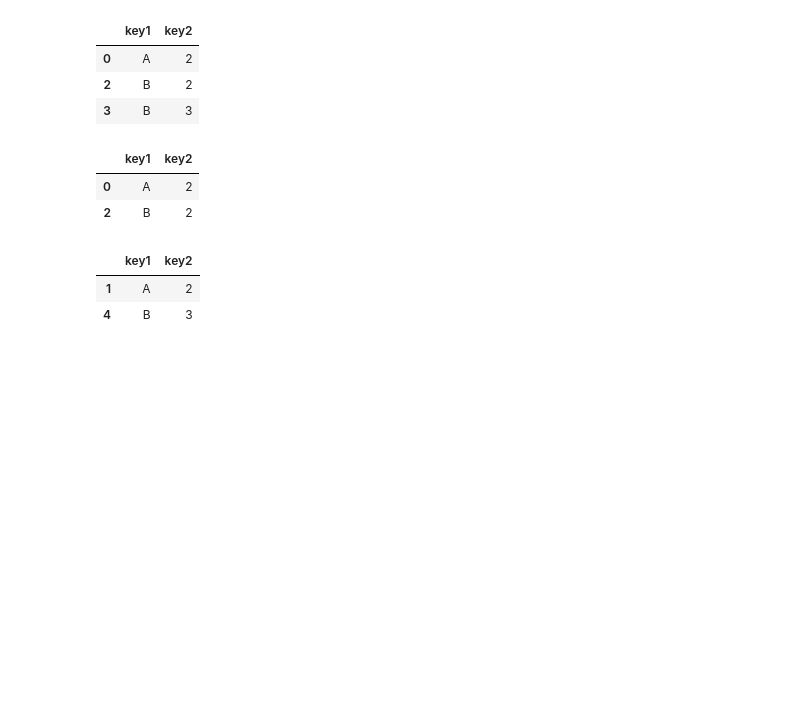
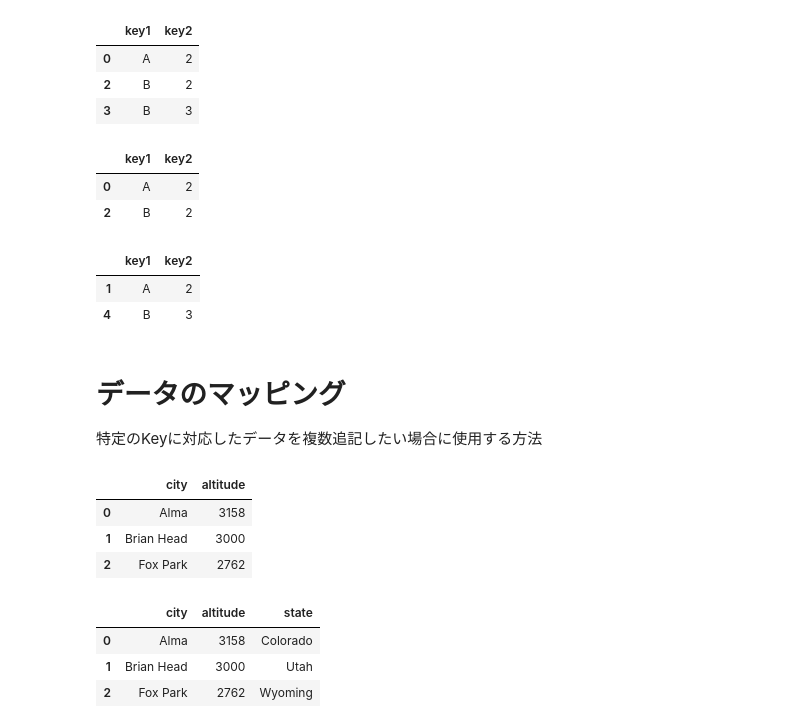
Before and after one commit to largekind/DataScience, a Jupyter notebook: DataFix.ipynb, the cells around one changed output. Drawn from its saved outputs; the diff is of its cells as text; code cells hidden in the pictures; blank space fills up the shorter version.

Commit message:
Add usage Data mapping

```diff
--- a/DataFix.ipynb
+++ b/DataFix.ipynb
@@ -517,3 +517,29 @@ dframe.drop_duplicates(["key1"],keep="last") #take_lastはpandas1.70で消え、
 |  | key1 | key2 |
 | 1 | A | 2 |
 | 4 | B | 3 |
+# %% [markdown]
+# データのマッピング
+
+特定のKeyに対応したデータを複数追記したい場合に使用する方法
+# %%
+# 簡単なDataFrameを作ります。
+dframe = DataFrame({'city':['Alma','Brian Head','Fox Park'],
+                    'altitude':[3158,3000,2762]})
+dframe
+# %% [output]
+|  | city | altitude |
+| 0 | Alma | 3158 |
+| 1 | Brian Head | 3000 |
+| 2 | Fox Park | 2762 |
+# %%
+# マッピングを使う 既にあるIndexのデータに対し、新しいデータを追記する
+state_map = {'Alma':'Colorado','Brian Head':'Utah','Fox Park':'Wyoming'} # 指定するKey : 追加するデータのマップを作製
+# %%
+# stateに対して、先ほど作成した列を追加する
+dframe['state'] = dframe['city'].map(state_map)
+dframe
+# %% [output]
+|  | city | altitude | state |
+| 0 | Alma | 3158 | Colorado |
+| 1 | Brian Head | 3000 | Utah |
+| 2 | Fox Park | 2762 | Wyoming |
```
